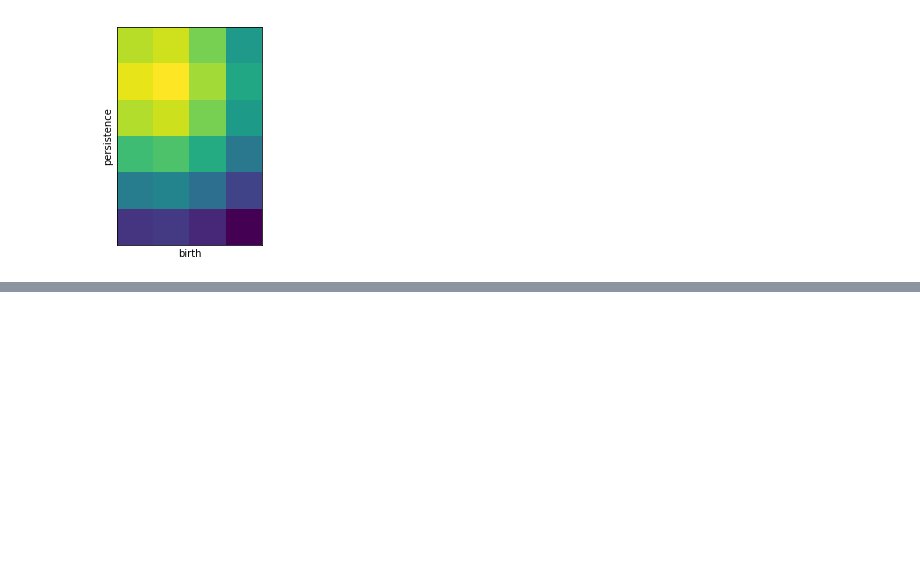
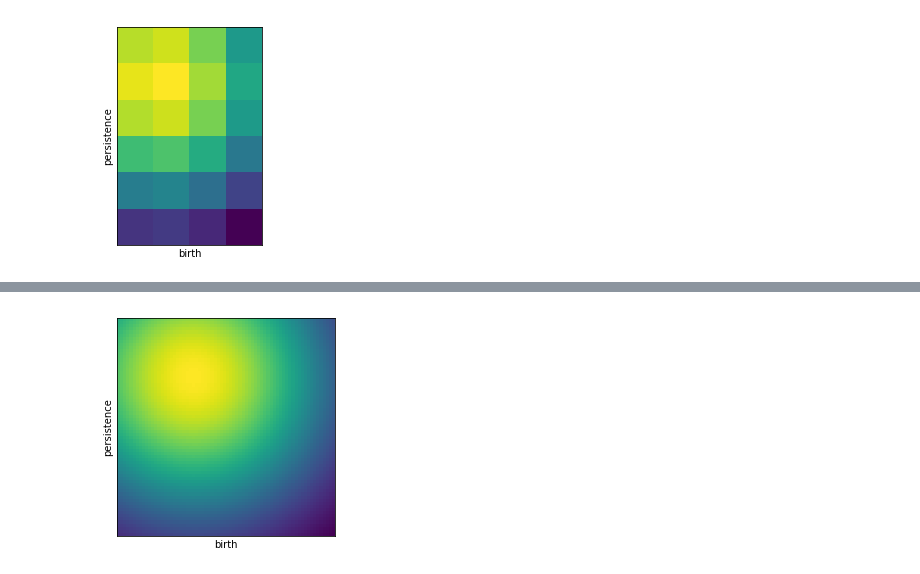
Before and after one commit to almartcas/TFG, a Jupyter notebook: PI.ipynb, the cells around one changed output, grey strips where cells are left out. Saved outputs shown, nothing was run; the diff lists cells and outputs as text; code cells hidden in the pictures; blank space fills up the shorter version.

```diff
--- a/PI.ipynb
+++ b/PI.ipynb
@@ -81,0 +92,4 @@ pers_imager.plot_image(pers_dgm, skew=True)
+# %%
+pers_imager.plot_image(pers_dgm, skew=True)
+# %% [output]
+[figure, added]
```
Also changed, not shown: parts of 8 cells of this notebook.
